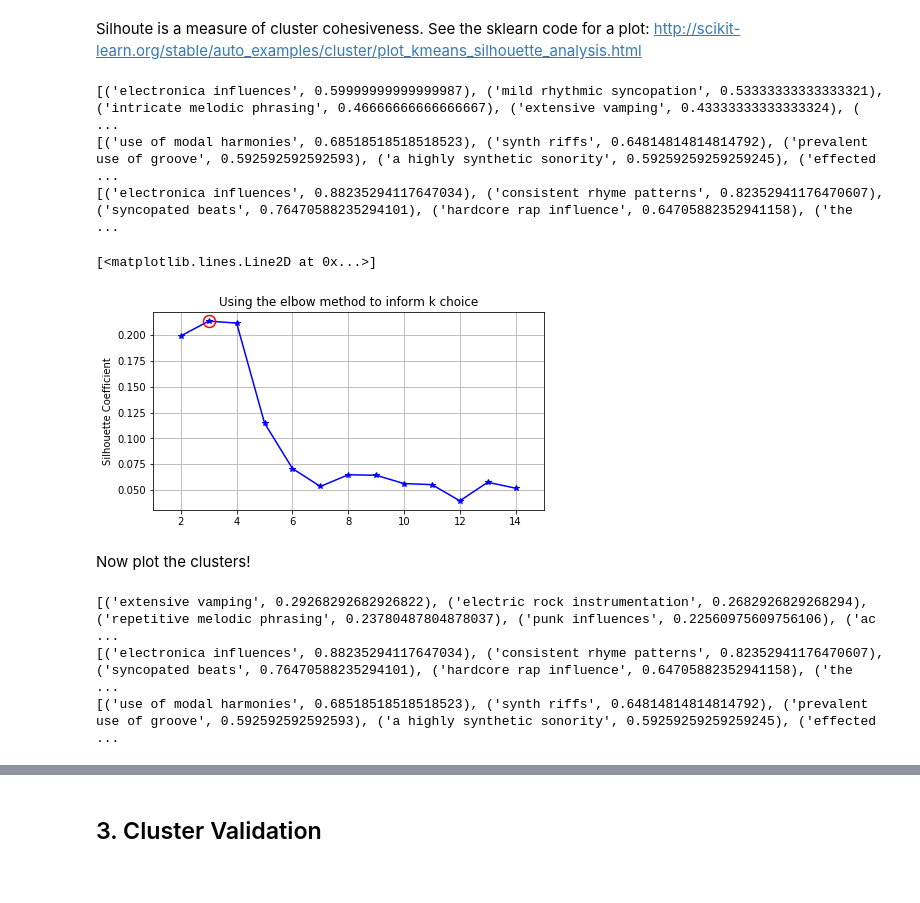
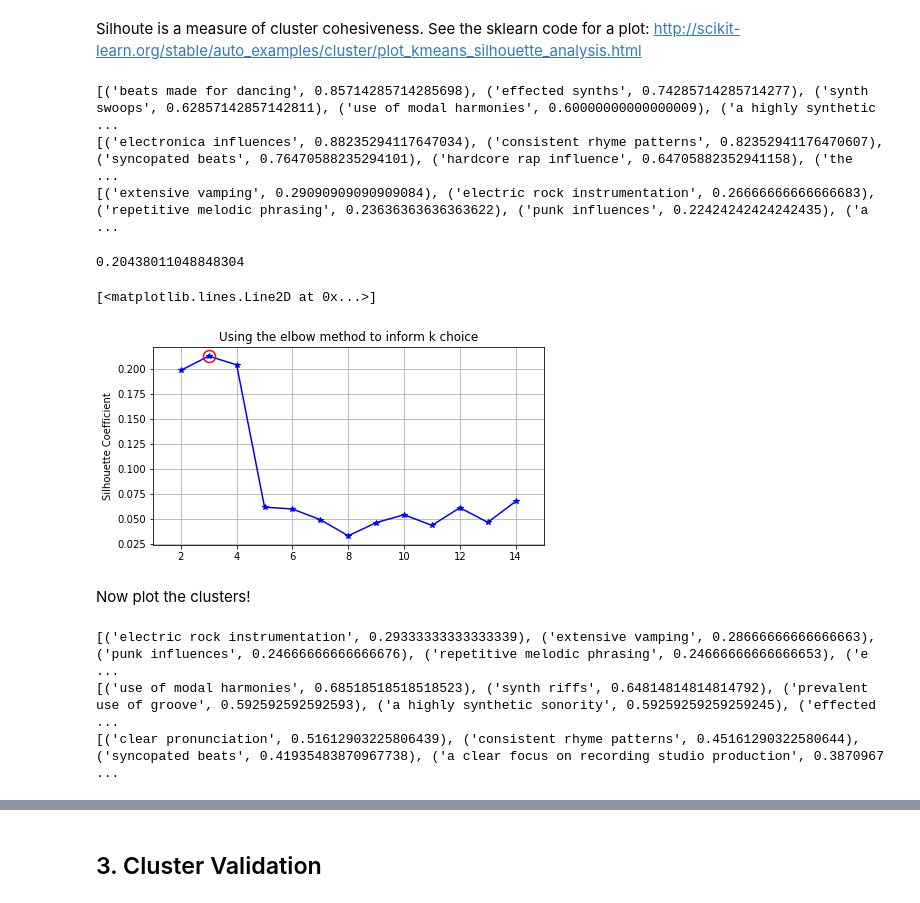
Before and after one commit to mikaelasquirchuk/DAT8SYD, a Jupyter notebook: labs/Week 4 Lesson 2 - Clustering/Thursday June 15 - Clustering.mikaelasquirchuk.ipynb, the cells around one changed output, grey strips where cells are left out. Saved outputs shown, nothing was run; the diff lists cells and outputs as text; code cells hidden in the pictures.

```diff
--- a/labs/Week 4 Lesson 2 - Clustering/Thursday June 15 - Clustering.mikaelasquirchuk.ipynb
+++ b/labs/Week 4 Lesson 2 - Clustering/Thursday June 15 - Clustering.mikaelasquirchuk.ipynb
@@ -198,16 +195,17 @@ df.head()
 5 rows × 314 columns
 # %%
 # perform clustering with 4 clusters
+no_name = df.drop('name', axis=1)
+
 song_cluster = KMeans(n_clusters=4, init='random')
-song_cluster.fit(df.drop('name', axis=1))
-y_kmeans = song_cluster.predict(df.drop('name', axis=1))
+song_cluster.fit(no_name)
+y_kmeans = song_cluster.predict(no_name)
 # %% [markdown]
 ### Use Silhouette metric to measure the cluster quality
 # %% [markdown]
 Silhoute is a measure of cluster cohesiveness. See the sklearn code for a plot:
 http://scikit-learn.org/stable/auto_examples/cluster/plot_kmeans_silhouette_analysis.html
 # %%
-
 # get info on one cluster
 for cluster_in_question in range(0,3):
     # get center of cluster
@@ -217,40 +215,40 @@ for cluster_in_question in range(0,3):
     # look at top five qualities in cluster
     print (sorted(zip(df.columns[1:], song_cluster.cluster_centers_[cluster_in_question]), key=lambda x:x[1], reverse=True)[1:6])
 # %% [output]
-[('electronica influences', 0.59999999999999987), ('mild rhythmic syncopation', 0.53333333333333321), ('intricate melodic phrasing', 0.46666666666666667), ('extensive vamping', 0.43333333333333324), ( ...
-[('use of modal harmonies', 0.68518518518518523), ('synth riffs', 0.64814814814814792), ('prevalent use of groove', 0.592592592592593), ('a highly synthetic sonority', 0.59259259259259245), ('effected ...
+[('beats made for dancing', 0.85714285714285698), ('effected synths', 0.74285714285714277), ('synth swoops', 0.62857142857142811), ('use of modal harmonies', 0.60000000000000009), ('a highly synthetic ...
 [('electronica influences', 0.88235294117647034), ('consistent rhyme patterns', 0.82352941176470607), ('syncopated beats', 0.76470588235294101), ('hardcore rap influence', 0.64705882352941158), ('the  ...
+[('extensive vamping', 0.29090909090909084), ('electric rock instrumentation', 0.26666666666666683), ('repetitive melodic phrasing', 0.23636363636363622), ('punk influences', 0.22424242424242435), ('a ...
 # %%
 from sklearn import metrics
 
-metrics.silhouette_score(df.drop('name',axis=1), song_cluster.labels_, metric='euclidean')
-
-songs = df.drop('name',axis=1)
+metrics.silhouette_score(no_name, song_cluster.labels_, metric='euclidean')
+# %% [output]
+0.20438011048848304
 # %%
 # perform k means with up to 15 clusters
 # similar to grid search, just using a list
 # comprehension
 k_rng = range(1,15)
-est = [KMeans(n_clusters = k).fit(songs) for k in k_rng]
+est = [KMeans(n_clusters = k).fit(no_name) for k in k_rng]
 # %%
 # What do these clusters look like?
 
-silhouette_scores = [metrics.silhouette_score(songs, e.labels_, metric='euclidean') for e in est[1:]]
+silhouette_scores = [metrics.silhouette_score(no_name, e.labels_, metric='euclidean') for e in est[1:]]
 
 silhouette_scores
 
 # Plot the results
 plt.figure(figsize=(7, 8))
 plt.subplot(211)
 plt.title('Using the elbow method to inform k choice')
 plt.plot(k_rng[1:], silhouette_scores, 'b*-')
 plt.xlim([1,15])
 plt.grid(True)
 plt.ylabel('Silhouette Coefficient')
 plt.plot(3,silhouette_scores[1], 'o', markersize=12, markeredgewidth=1.5,
          markerfacecolor='None', markeredgecolor='r')
 # %% [output]
 [<matplotlib.lines.Line2D at 0x...>]
-[figure, old version]
+[figure, new version]
 # %% [markdown]
 Now plot the clusters!
@@ -257,19 +260,13 @@ Now plot the clusters!
 # %%
-# Write code to plot the clusters
-song_cluster = KMeans(n_clusters=3, init='random')
-song_cluster.fit(songs)
-y_kmeans = song_cluster.predict(songs)
-
-# get info on one cluster
 for cluster_in_question in range(0,3):
     # get center of cluster
     "centroid", song_cluster.cluster_centers_[cluster_in_question]
     # grab songs in dataframe that belong to this cluster
-    songs2 = df[np.where(y_kmeans == cluster_in_question, True, False)]['name']
+    songs = df[np.where(y_kmeans == cluster_in_question, True, False)]['name']
     # look at top five qualities in cluster
     print (sorted(zip(df.columns[1:], song_cluster.cluster_centers_[cluster_in_question]), key=lambda x:x[1], reverse=True)[1:6])
 # %% [output]
-[('extensive vamping', 0.29268292682926822), ('electric rock instrumentation', 0.2682926829268294), ('repetitive melodic phrasing', 0.23780487804878037), ('punk influences', 0.22560975609756106), ('ac ...
-[('electronica influences', 0.88235294117647034), ('consistent rhyme patterns', 0.82352941176470607), ('syncopated beats', 0.76470588235294101), ('hardcore rap influence', 0.64705882352941158), ('the  ...
+[('electric rock instrumentation', 0.29333333333333339), ('extensive vamping', 0.28666666666666663), ('punk influences', 0.24666666666666676), ('repetitive melodic phrasing', 0.24666666666666653), ('e ...
 [('use of modal harmonies', 0.68518518518518523), ('synth riffs', 0.64814814814814792), ('prevalent use of groove', 0.592592592592593), ('a highly synthetic sonority', 0.59259259259259245), ('effected ...
+[('clear pronunciation', 0.51612903225806439), ('consistent rhyme patterns', 0.45161290322580644), ('syncopated beats', 0.41935483870967738), ('a clear focus on recording studio production', 0.3870967 ...
 # %%
```
Also changed, not shown: parts of 20 cells of this notebook, 2 other files.
